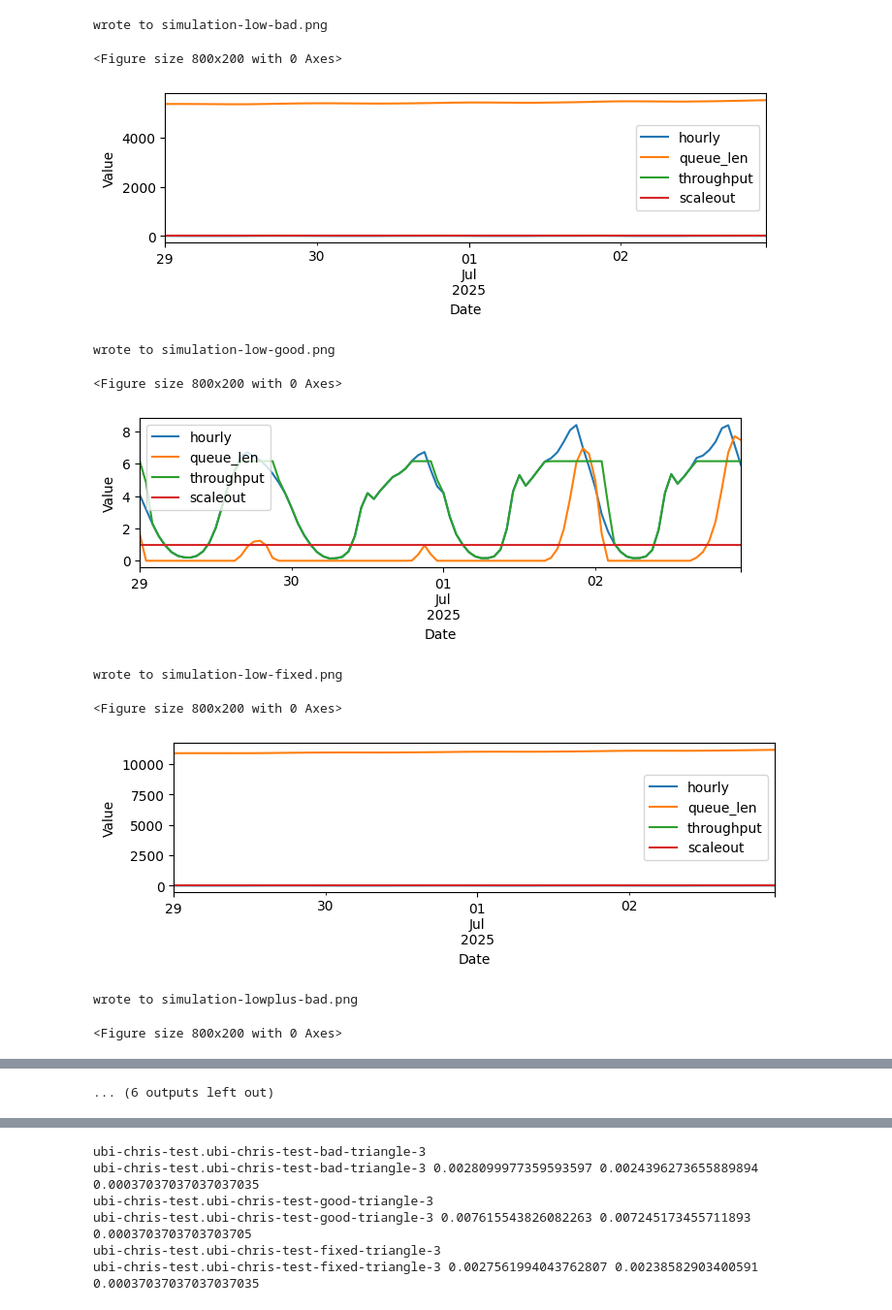
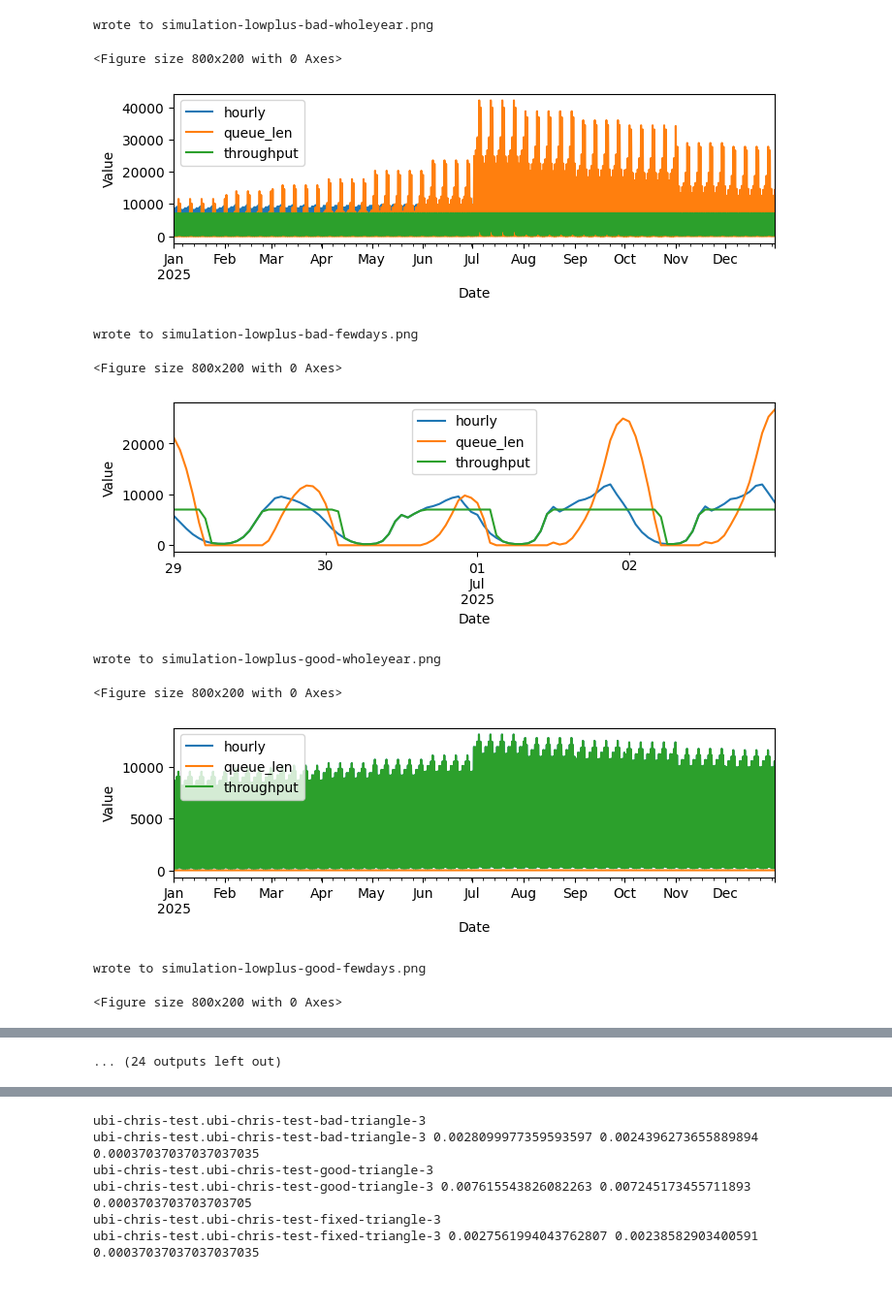
Before and after one commit to CarnegieMellon-PlantD/plantd-modeling, a Jupyter notebook: examine.ipynb, the cells around one changed output, grey strips where cells are left out. Shown at 97% size. Saved outputs shown, nothing was run; the diff lists cells and outputs as text; code cells hidden in the pictures.

```diff
--- a/examine.ipynb
+++ b/examine.ipynb
@@ -25,8 +25,8 @@ for experiment in experiments:
 
     shortname = rename[experiment[len("ubi-chris-test.ubi-chris-test-"):-2].split("-")[0]]
     # set x and y axis limits
-    plt.xlim(0, 3700)#4800)
-    plt.ylim(0, 100)
+    plt.xlim(0, 500)#4800)
+    plt.ylim(0, 140)
 
     if shortname == "non-blocking-write":
         print(df[["unzipper_phase","v2x_phase","etl_phase"]])
@@ -46,7 +46,7 @@ for experiment in experiments:
     plt.savefig(shortname + "_throughput.png", bbox_inches='tight')
     plt.show()
 
-    plt.xlim(0, 3700)
+    plt.xlim(0, 500)
     plt.ylim(0, 0.5)
 
     # set x and y axis labels
@@ -135,52 +142,76 @@ import pandas as pd
 import matplotlib.pyplot as plt
 import io
 from plantd_modeling import metrics
-runs = ["low-bad", "low-good", "low-fixed", "lowplus-bad", "lowplus-good", "lowplus-fixed"]#, "nom-bad", "nom-good"]
+runs = [ "lowplus-bad", "lowplus-good", "lowplus-fixed", "low-bad", "low-good", "low-fixed"]#, "nom-bad", "nom-good", "nom-fixed"]
 
 for run in runs:
     # Load the CSV file into a pandas DataFrame
     #df = pd.read_csv(f"oldfakeredis/simulation_test-{run}-tri.csv")
     raw = metrics.redis.load_str("simulation_traffic", f"test-{run}-tri")
     #print(run, raw)
     df = pd.read_csv(io.StringIO(raw), index_col=0, parse_dates=True)
 
     #print(df.head())
     #pri#nt(df)
     # Convert the "date" column to datetime format
     df["date"] = pd.to_datetime(df["date"])
 
     # Set the "date" column as the index
     df.set_index("date", inplace=True)
 
-    # Limit to June 30 through July 7
-    df = df.loc["2025-06-29":"2025-07-02"]
 
     plt.figure(figsize=(8, 2))
 
     # Plot the columns "cost", "scaleout", "hourly", "queue_len", "latency_fifo", "throughput", "scaleout" by date
     #df[["latency_fifo" ]].plot()  #, "throughput""hourly",
-    theplot = df[["hourly", "queue_len", "throughput", "scaleout"]].plot()
+    theplot = df[["hourly", "queue_len", "throughput"]].plot()
     theplot.figure.set_size_inches(8, 2)
     #
     # Add labels and a legend
     plt.xlabel("Date")
     plt.ylabel("Value")
     #plt.title(f"Simulation Results: {run}")
     plt.legend()
 
-    theplot.figure.savefig(f"simulation-{run}.png", bbox_inches='tight')
-    print(f"wrote to simulation-{run}.png")
+    theplot.figure.savefig(f"simulation-{run}-wholeyear.png", bbox_inches='tight')
+    print(f"wrote to simulation-{run}-wholeyear.png")
     # Show the plot
     plt.show()
+
+
+
+
+
+
+    # Limit to June 30 through July 7
+    df = df.loc["2025-06-29":"2025-07-02"]
+
+    plt.figure(figsize=(8, 2))
+
+    # Plot the columns "cost", "scaleout", "hourly", "queue_len", "latency_fifo", "throughput", "scaleout" by date
+    #df[["latency_fifo" ]].plot()  #, "throughput""hourly",
+    theplot = df[["hourly", "queue_len", "throughput"]].plot()
+    theplot.figure.set_size_inches(8, 2)
+    #
+    # Add labels and a legend
+    plt.xlabel("Date")
+    plt.ylabel("Value")
+    #plt.title(f"Simulation Results: {run}")
+    plt.legend()
+
+    theplot.figure.savefig(f"simulation-{run}-fewdays.png", bbox_inches='tight')
+    print(f"wrote to simulation-{run}-fewdays.png")
+    # Show the plot
+    plt.show()
 # %% [output]
-wrote to simulation-low-bad.png
+wrote to simulation-lowplus-bad-wholeyear.png
 <Figure size 800x200 with 0 Axes>
-[figure, old version]
+[figure, new version]
-wrote to simulation-low-good.png
+wrote to simulation-lowplus-bad-fewdays.png
 <Figure size 800x200 with 0 Axes>
-[figure, old version]
+[figure, new version]
-wrote to simulation-low-fixed.png
+wrote to simulation-lowplus-good-wholeyear.png
 <Figure size 800x200 with 0 Axes>
-[figure, old version]
+[figure, new version]
-wrote to simulation-lowplus-bad.png
+wrote to simulation-lowplus-good-fewdays.png
 <Figure size 800x200 with 0 Axes>
@@ -188,4 +219,4 @@ wrote to simulation-lowplus-bad.png
-... (6 outputs left out)
+... (24 outputs left out)
 # %%
 # easiness of configuring
 # onboarding users
```
Also changed, not shown: parts of 8 cells of this notebook, 43 other files.
